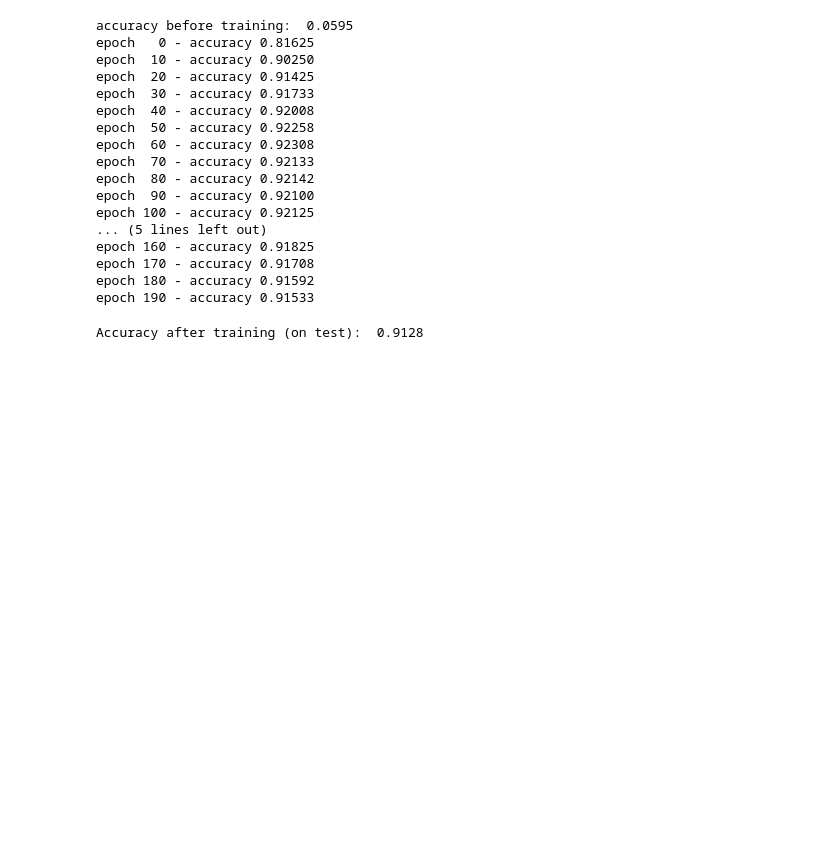
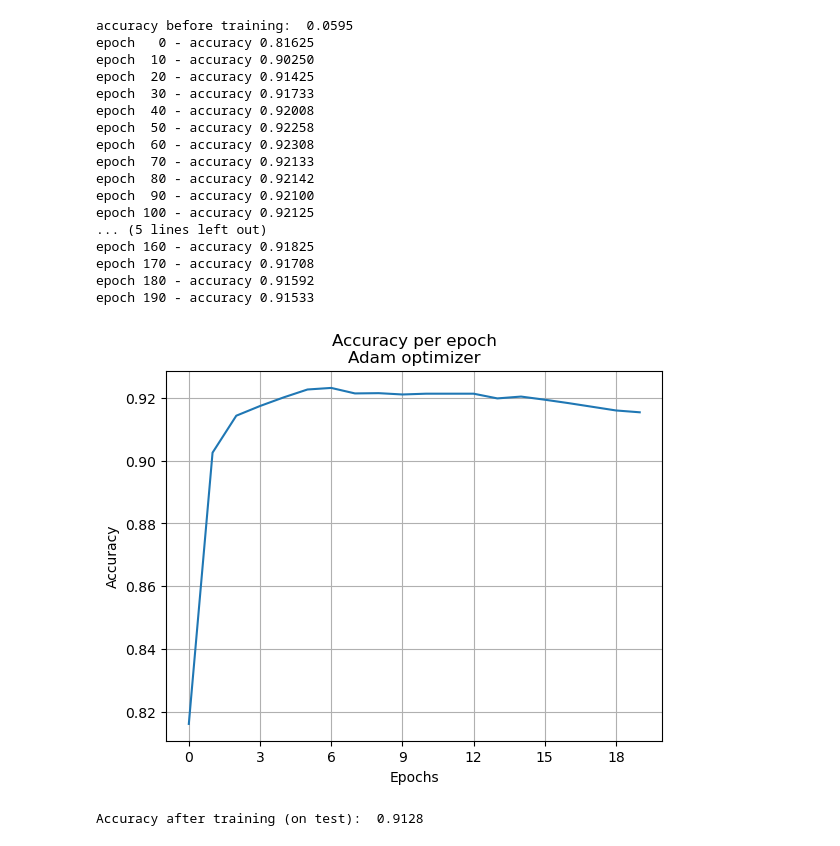
Before and after one commit to ricardocardn/NeuralNetworkImplementation, a Jupyter notebook: tests.ipynb, the cells around one changed output. Saved outputs shown, nothing was run; the diff lists cells and outputs as text; code cells hidden in the pictures; blank space fills up the shorter version.

```diff
--- a/tests.ipynb
+++ b/tests.ipynb
@@ -121,6 +121,17 @@ epoch 160 - accuracy 0.91825
 epoch 170 - accuracy 0.91708
 epoch 180 - accuracy 0.91592
 epoch 190 - accuracy 0.91533
+# %%
+plt.plot(acc)
+plt.xlabel('Epochs')
+plt.ylabel('Accuracy')
+plt.title('Accuracy per epoch\nAdam optimizer')
+
+plt.xticks(np.arange(0, 20, 3))
+plt.grid()
+plt.show()
+# %% [output]
+[figure, added]
 # %%
 Y_pred = [nn.feedfoward(x) for x in x_test]
 print("Accuracy after training (on test): ", measure_functions.accuracy(y_test, Y_pred))
```
Also changed, not shown: 1 other file.
